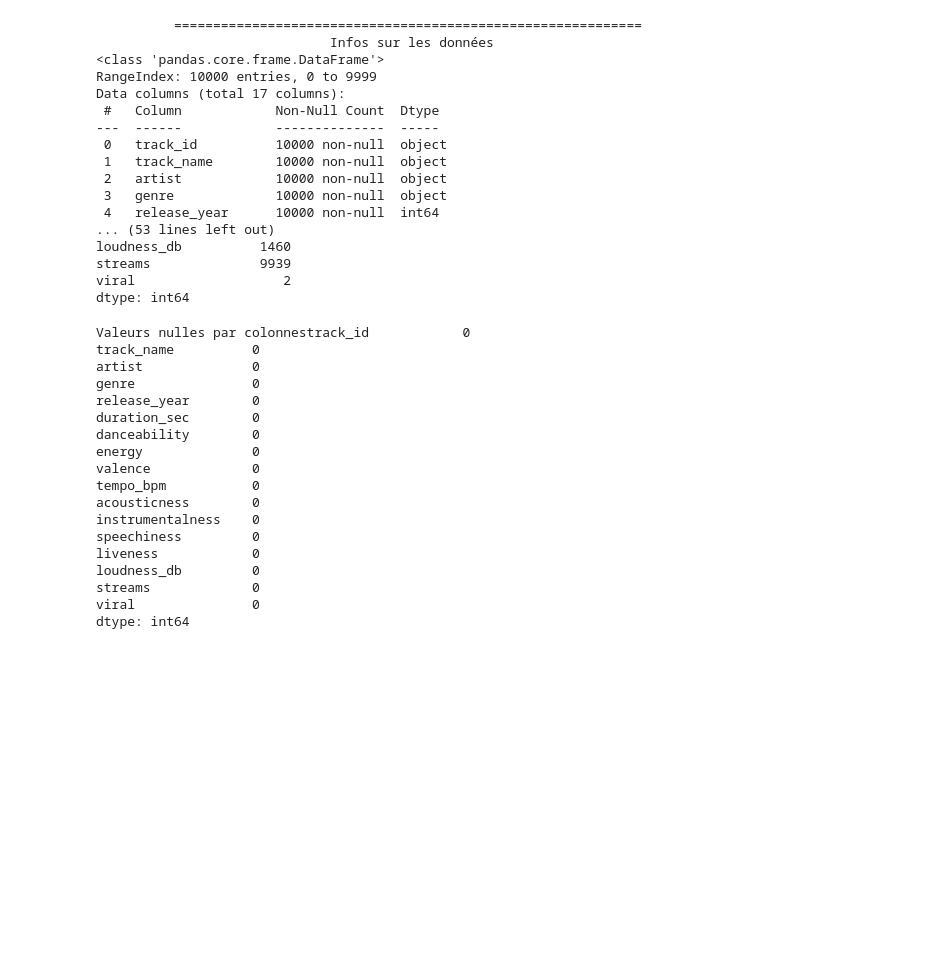
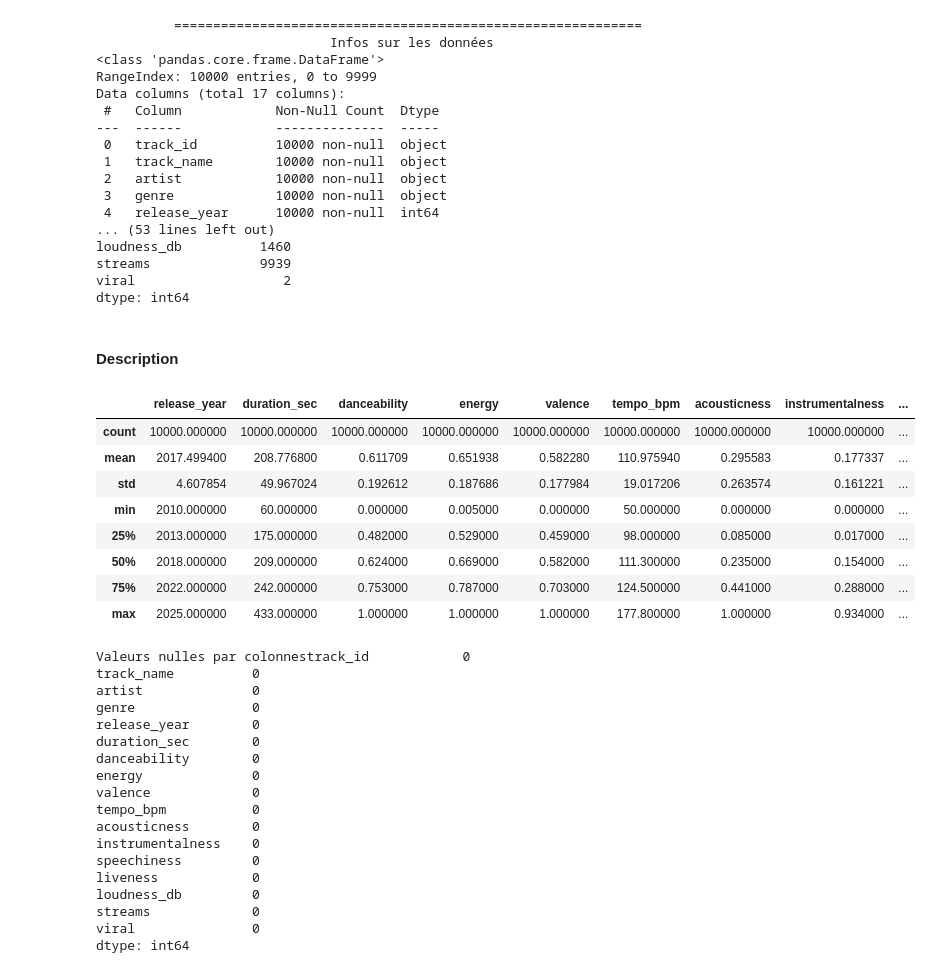
Before and after one commit to wilfriedx20/ml-exercises, a Jupyter notebook: classification/viral_songs/viral_songs.ipynb, the cells around one changed output. Drawn from its saved outputs; the diff is of its cells as text; code cells hidden in the pictures; blank space fills up the shorter version.

```diff
--- a/classification/viral_songs/viral_songs.ipynb
+++ b/classification/viral_songs/viral_songs.ipynb
@@ -132,6 +132,20 @@ loudness_db          1460
 streams              9939
 viral                   2
 dtype: int64
+# %% [markdown]
+#### Description
+# %%
+df.describe()
+# %% [output]
+|  | release_year | duration_sec | danceability | energy | valence | tempo_bpm | acousticness | instrumentalness | ... |
+| count | 10000.000000 | 10000.000000 | 10000.000000 | 10000.000000 | 10000.000000 | 10000.000000 | 10000.000000 | 10000.000000 | ... |
+| mean | 2017.499400 | 208.776800 | 0.611709 | 0.651938 | 0.582280 | 110.975940 | 0.295583 | 0.177337 | ... |
+| std | 4.607854 | 49.967024 | 0.192612 | 0.187686 | 0.177984 | 19.017206 | 0.263574 | 0.161221 | ... |
+| min | 2010.000000 | 60.000000 | 0.000000 | 0.005000 | 0.000000 | 50.000000 | 0.000000 | 0.000000 | ... |
+| 25% | 2013.000000 | 175.000000 | 0.482000 | 0.529000 | 0.459000 | 98.000000 | 0.085000 | 0.017000 | ... |
+| 50% | 2018.000000 | 209.000000 | 0.624000 | 0.669000 | 0.582000 | 111.300000 | 0.235000 | 0.154000 | ... |
+| 75% | 2022.000000 | 242.000000 | 0.753000 | 0.787000 | 0.703000 | 124.500000 | 0.441000 | 0.288000 | ... |
+| max | 2025.000000 | 433.000000 | 1.000000 | 1.000000 | 1.000000 | 177.800000 | 1.000000 | 0.934000 | ... |
 # %%
 print(f"Valeurs nulles par colonnes{df.isna().sum()}")
 # %% [output]
```
Also changed, not shown: parts of 6 cells of this notebook.
